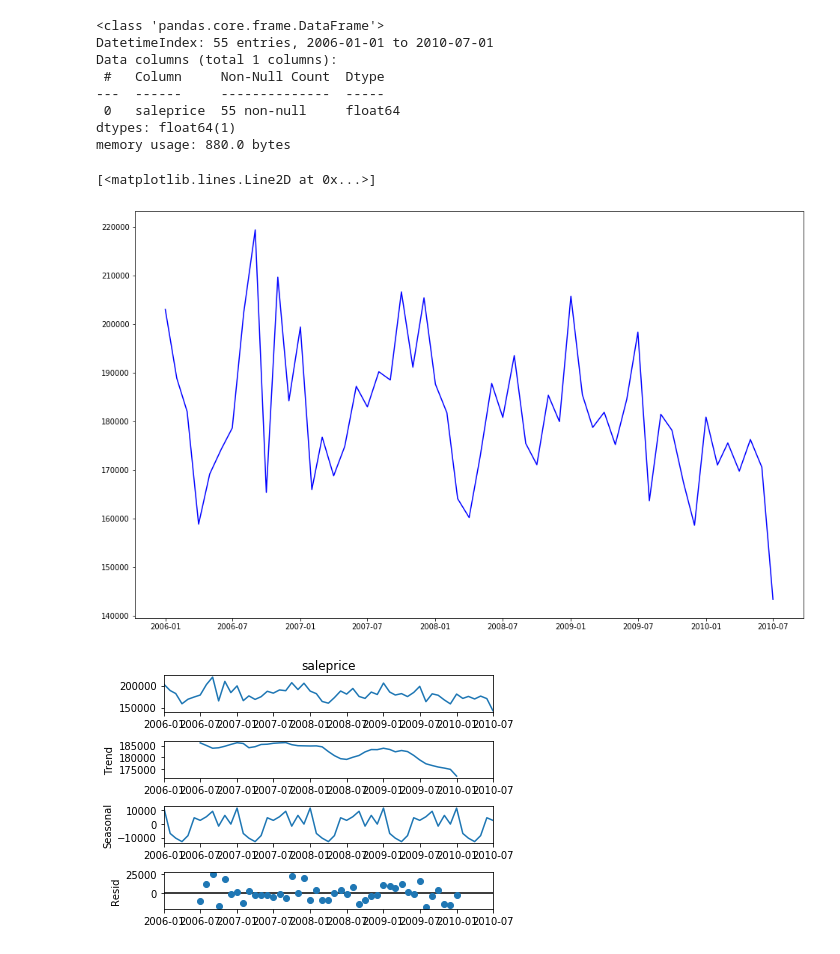
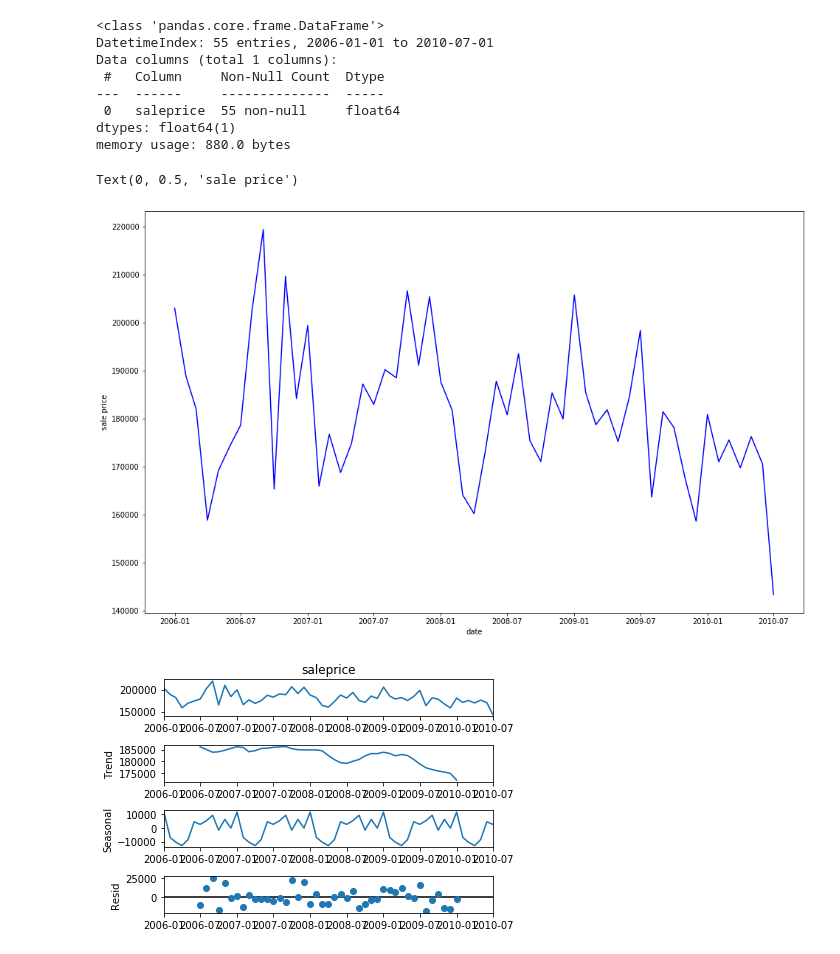
Before and after one commit to Alexisranyan/Ames_housing, a Jupyter notebook: EDA.ipynb, the cells around one changed output. Cells and saved outputs as stored; diff of their text form; code cells hidden in the pictures.

```diff
--- a/EDA.ipynb
+++ b/EDA.ipynb
@@ -326,11 +326,13 @@ date_sales = date_sales.sort_values(by = 'date_sold')
 # %%
 # through the line plot we can see there is a pattern in the data until 2010
 # normally the total sum of the saleprice are lower during the winter time and higher during the summer time.
 plt.figure(figsize=(16,10))
 plt.plot(date_sales, color = 'blue')
+plt.xlabel('date')
+plt.ylabel('sale price')
 # %% [output]
-[<matplotlib.lines.Line2D at 0x...>]
+Text(0, 0.5, 'sale price')
-[figure, old version]
+[figure, new version]
 # %%
 #decompose time series into trend, seasonal, and residual components
 #decomp.observed = decomp.trend + decomp.seasonal + decomp.resid
```
Also changed, not shown: parts of 1 cell of this notebook, 1 other file.
